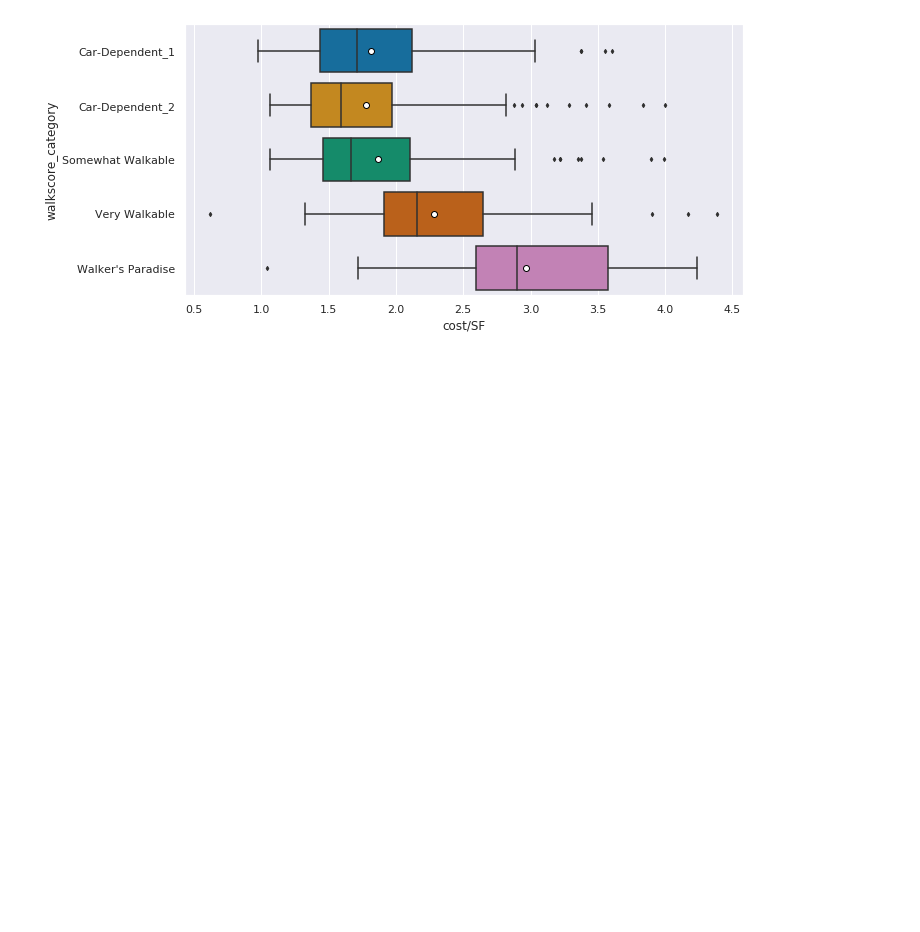
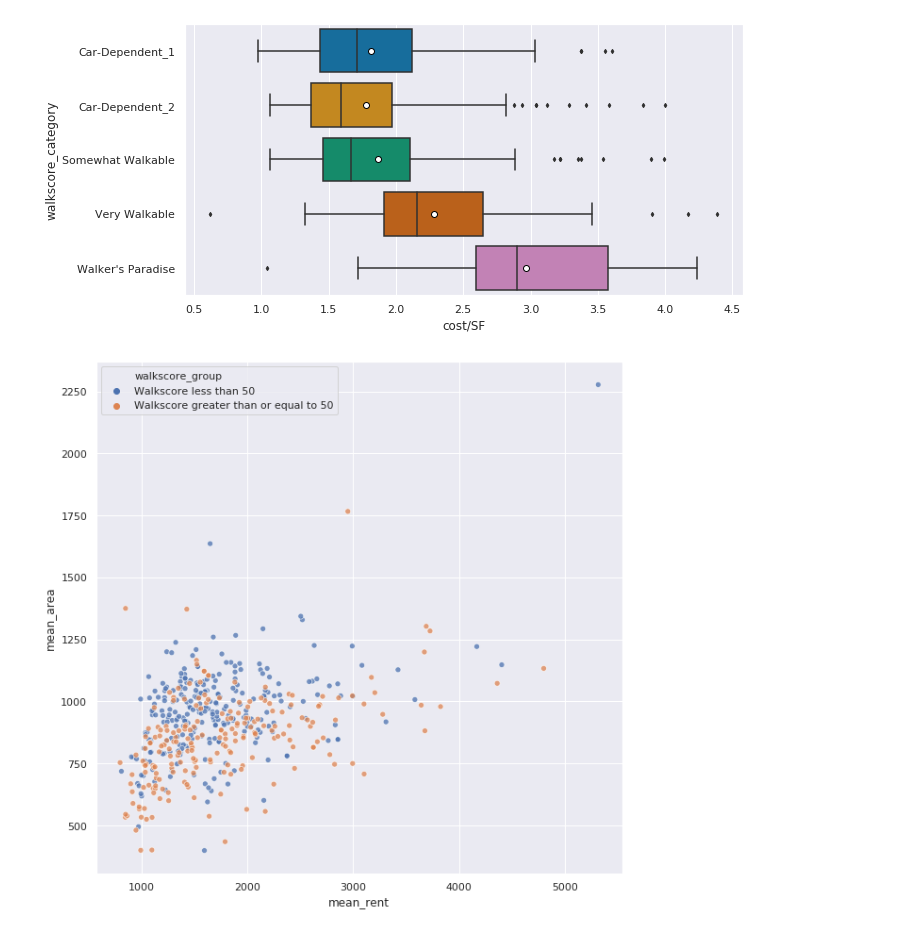
Before and after one commit to sn-ekstrand/walkability-and-cost, a Jupyter notebook: notebooks/eda.ipynb, the cells around one changed output. Drawn from its saved outputs; the diff is of its cells as text; code cells hidden in the pictures; blank space fills up the shorter version.

Commit message:
refined some plots

```diff
--- a/notebooks/eda.ipynb
+++ b/notebooks/eda.ipynb
@@ -246,3 +253,12 @@ sns.boxplot(x='cost/SF',
             meanprops={"marker":"o","markerfacecolor":"white", "markeredgecolor": "black"});
 # %% [output]
 [figure]
+# %%
+# '3d' scatter plot
+plt.figure(figsize=(10, 10))
+sns.scatterplot(x='mean_rent',
+                y='mean_area',
+                data=df_walkscore,
+                hue='walkscore_group', alpha=0.75);
+# %% [output]
+[figure, added]
```
Also changed, not shown: parts of 12 cells of this notebook.
